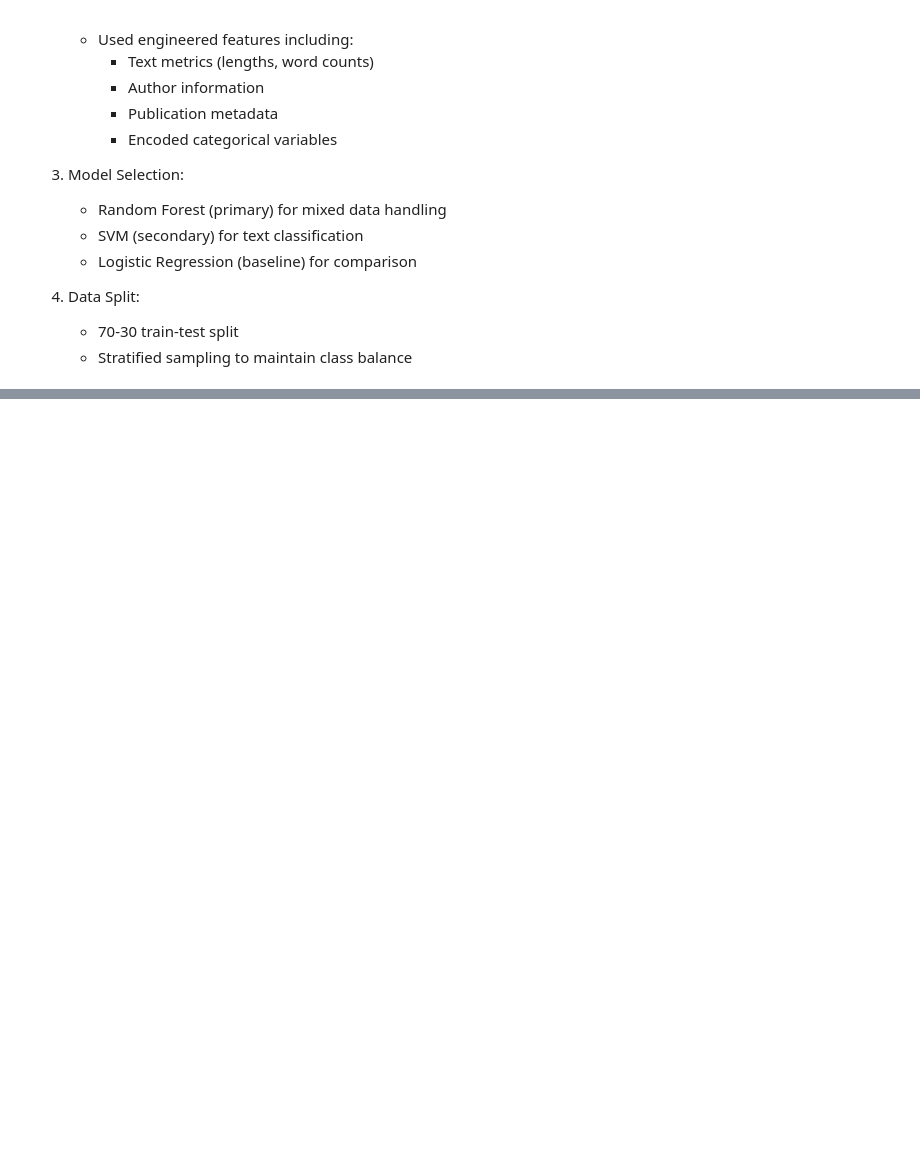
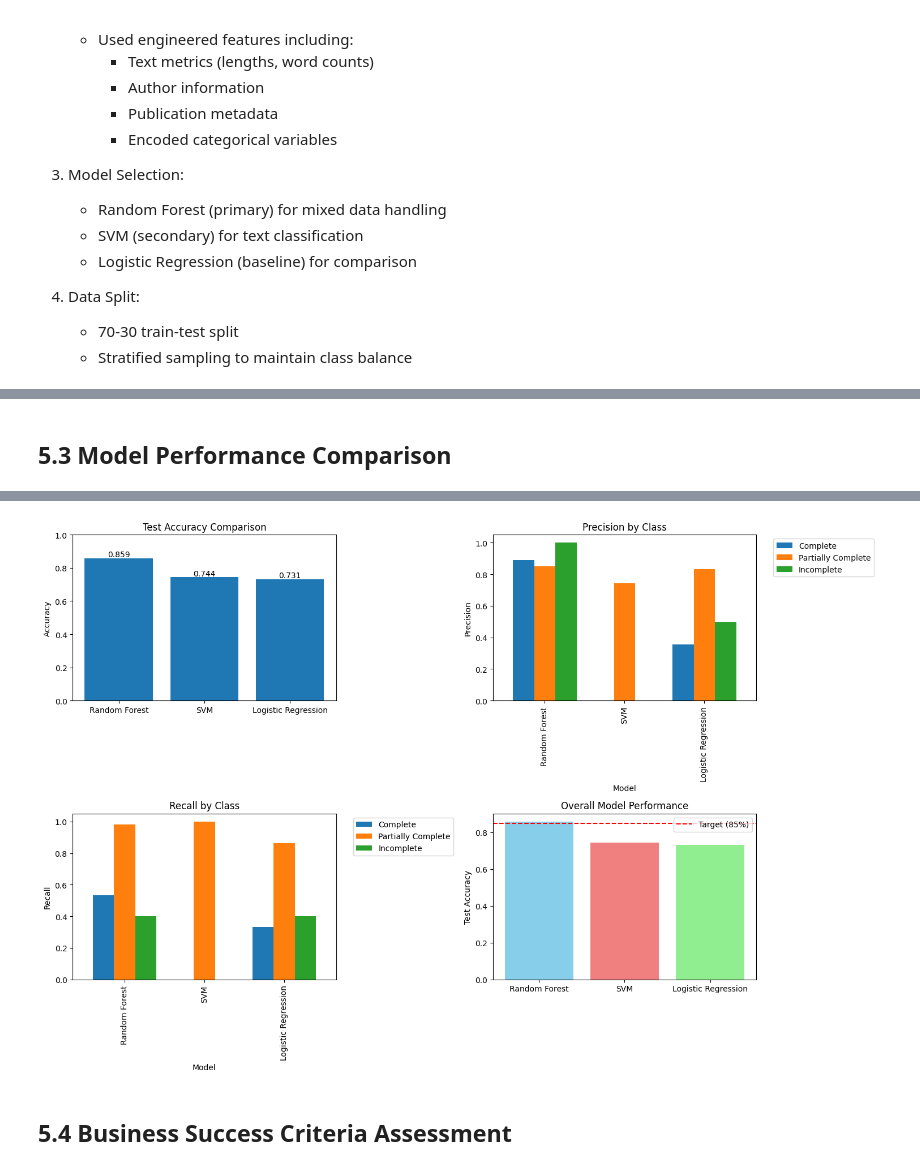
Before and after one commit to chisomobanja/metadata-classification, a Jupyter notebook: metadata_classification.ipynb, the cells around one changed output, grey strips where cells are left out. Cells and saved outputs as stored; diff of their text form; code cells hidden in the pictures; blank space fills up the shorter version.

```diff
--- a/metadata_classification.ipynb
+++ b/metadata_classification.ipynb
@@ -1397,0 +1510,70 @@ Logistic Regression: 0.653 (+/- 0.463)
+# %% [markdown]
+## 5.3 Model Performance Comparison
+# %%
+
+
+
+# Compare all models on test set
+print("=== ALL MODELS PERFORMANCE COMPARISON ===")
+model_comparison = []
+
+for model_name, model_info in results.items():
+    model = model_info['model']
+    test_pred = model.predict(X_test)
+    test_acc = accuracy_score(y_test, test_pred)
+
+    # Get class-specific metrics
+    report = classification_report(y_test, test_pred, output_dict=True)
+
+    comparison_data = {
+        'Model': model_name,
+        'Test_Accuracy': test_acc,
+        'Complete_Precision': report.get('Complete', {}).get('precision', 0),
+        'Partially_Complete_Precision': report.get('Partially Complete', {}).get('precision', 0),
+        'Incomplete_Precision': report.get('Incomplete', {}).get('precision', 0),
+        'Complete_Recall': report.get('Complete', {}).get('recall', 0),
+        'Partially_Complete_Recall': report.get('Partially Complete', {}).get('recall', 0),
+        'Incomplete_Recall': report.get('Incomplete', {}).get('recall', 0)
+    }
+    model_comparison.append(comparison_data)
+
+comparison_df = pd.DataFrame(model_comparison)
+print(comparison_df.round(3))
+
+# Visualize model comparison
+fig, axes = plt.subplots(2, 2, figsize=(15, 10))
+
+# Test Accuracy comparison
+axes[0, 0].bar(comparison_df['Model'], comparison_df['Test_Accuracy'])
+axes[0, 0].set_title('Test Accuracy Comparison')
+axes[0, 0].set_ylabel('Accuracy')
+axes[0, 0].set_ylim([0, 1])
+for i, v in enumerate(comparison_df['Test_Accuracy']):
+    axes[0, 0].text(i, v + 0.01, f'{v:.3f}', ha='center')
+
+# Precision by class
+precision_data = comparison_df[['Model', 'Complete_Precision', 'Partially_Complete_Precision', 'Incomplete_Precision']].set_index('Model')
+precision_data.plot(kind='bar', ax=axes[0, 1], width=0.8)
+axes[0, 1].set_title('Precision by Class')
+axes[0, 1].set_ylabel('Precision')
+axes[0, 1].legend(['Complete', 'Partially Complete', 'Incomplete'], bbox_to_anchor=(1.05, 1), loc='upper left')
+
+# Recall by class
+recall_data = comparison_df[['Model', 'Complete_Recall', 'Partially_Complete_Recall', 'Incomplete_Recall']].set_index('Model')
+recall_data.plot(kind='bar', ax=axes[1, 0], width=0.8)
+axes[1, 0].set_title('Recall by Class')
+axes[1, 0].set_ylabel('Recall')
+axes[1, 0].legend(['Complete', 'Partially Complete', 'Incomplete'], bbox_to_anchor=(1.05, 1), loc='upper left')
+
+# Overall performance radar (simplified)
+models = comparison_df['Model'].tolist()
+accuracies = comparison_df['Test_Accuracy'].tolist()
+axes[1, 1].bar(models, accuracies, color=['skyblue', 'lightcoral', 'lightgreen'])
+axes[1, 1].set_title('Overall Model Performance')
+axes[1, 1].set_ylabel('Test Accuracy')
+axes[1, 1].axhline(y=0.85, color='red', linestyle='--', label='Target (85%)')
+axes[1, 1].legend()
+
+plt.tight_layout()
+plt.show()
+# %% [output]
@@ -1397,0 +1595,3 @@ Logistic Regression: 0.653 (+/- 0.463)
+[figure, added]
+# %% [markdown]
+## 5.4 Business Success Criteria Assessment
```
Also changed, not shown: parts of 18 cells of this notebook.
